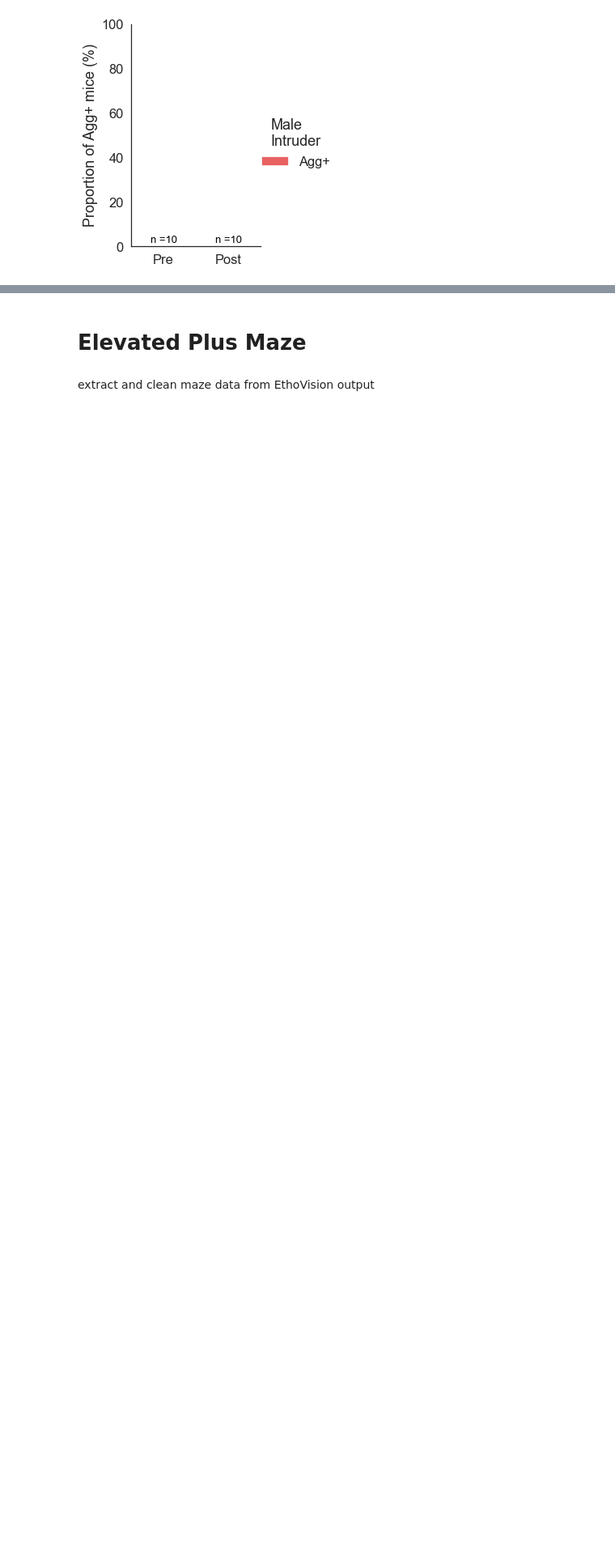
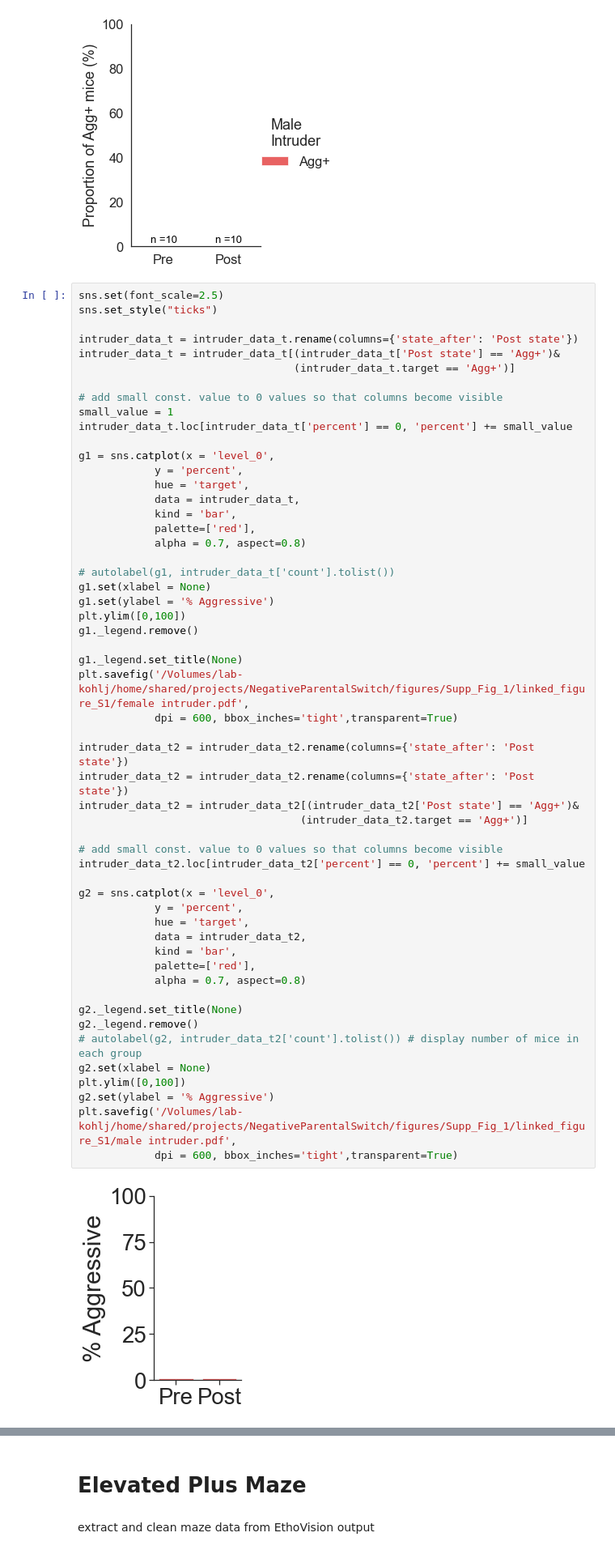
Before and after one commit to FrancisCrickInstitute/negative_parental_switch, a Jupyter notebook: NPS_behaviour_analysis/NPW_behaviour_analysis.ipynb, the cells around one changed output, grey strips where cells are left out. Shown at 81% size. Saved outputs shown, nothing was run; the diff lists cells and outputs as text; blank space fills up the shorter version.

```diff
--- a/NPS_behaviour_analysis/NPW_behaviour_analysis.ipynb
+++ b/NPS_behaviour_analysis/NPW_behaviour_analysis.ipynb
@@ -1795,3 +1778,59 @@ plt.savefig('male intruder.jpg', dpi = 300)
 # %% [output]
 [figure]
 [figure]
+# %%
+sns.set(font_scale=2.5)
+sns.set_style("ticks")
+
+intruder_data_t = intruder_data_t.rename(columns={'state_after': 'Post state'})
+intruder_data_t = intruder_data_t[(intruder_data_t['Post state'] == 'Agg+')&
+                                  (intruder_data_t.target == 'Agg+')]
+
+# add small const. value to 0 values so that columns become visible
+small_value = 1
+intruder_data_t.loc[intruder_data_t['percent'] == 0, 'percent'] += small_value
+
+g1 = sns.catplot(x = 'level_0',
+            y = 'percent',
+            hue = 'target',
+            data = intruder_data_t,
+            kind = 'bar',
+            palette=['red'],
+            alpha = 0.7, aspect=0.8)
+
+# autolabel(g1, intruder_data_t['count'].tolist())
+g1.set(xlabel = None)
+g1.set(ylabel = '% Aggressive')
+plt.ylim([0,100])
+g1._legend.remove()
+
+g1._legend.set_title(None)
+plt.savefig('/Volumes/lab-kohlj/home/shared/projects/NegativeParentalSwitch/figures/Supp_Fig_1/linked_figure_S1/female intruder.pdf',
+            dpi = 600, bbox_inches='tight',transparent=True)
+
+intruder_data_t2 = intruder_data_t2.rename(columns={'state_after': 'Post state'})
+intruder_data_t2 = intruder_data_t2.rename(columns={'state_after': 'Post state'})
+intruder_data_t2 = intruder_data_t2[(intruder_data_t2['Post state'] == 'Agg+')&
+                                   (intruder_data_t2.target == 'Agg+')]
+
+# add small const. value to 0 values so that columns become visible
+intruder_data_t2.loc[intruder_data_t2['percent'] == 0, 'percent'] += small_value
+
+g2 = sns.catplot(x = 'level_0',
+            y = 'percent',
+            hue = 'target',
+            data = intruder_data_t2,
+            kind = 'bar',
+            palette=['red'],
+            alpha = 0.7, aspect=0.8)
+
+g2._legend.set_title(None)
+g2._legend.remove()
+# autolabel(g2, intruder_data_t2['count'].tolist()) # display number of mice in each group
+g2.set(xlabel = None)
+plt.ylim([0,100])
+g2.set(ylabel = '% Aggressive')
+plt.savefig('/Volumes/lab-kohlj/home/shared/projects/NegativeParentalSwitch/figures/Supp_Fig_1/linked_figure_S1/male intruder.pdf',
+            dpi = 600, bbox_inches='tight',transparent=True)
+# %% [output]
+[figure, added]
```
Also changed, not shown: parts of 18 cells of this notebook, 44 other files.
